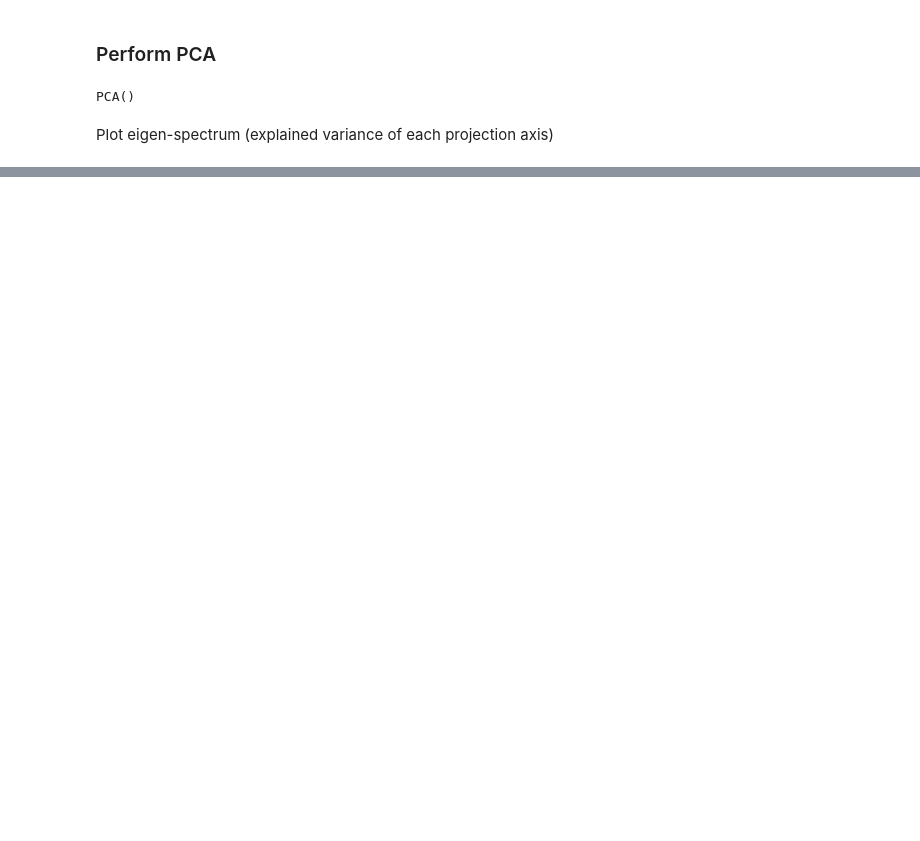
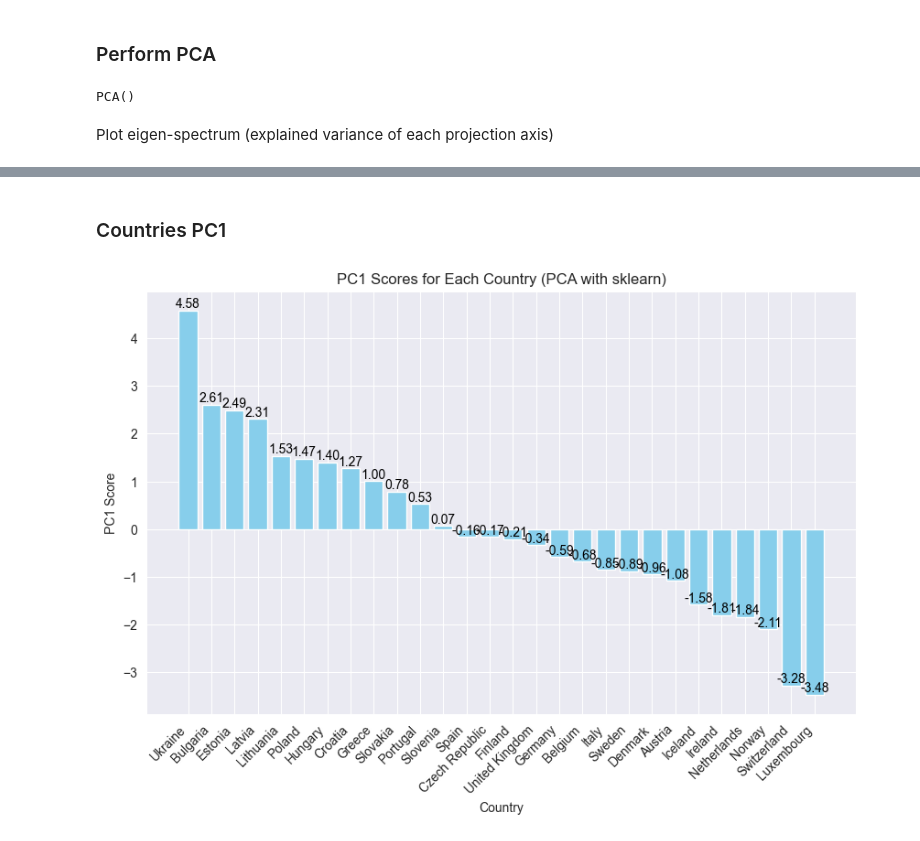
Before and after one commit to Georg1604/SIA-TP4, a Jupyter notebook: PCA/PCA.ipynb, the cells around one changed output, grey strips where cells are left out. Drawn from its saved outputs; the diff is of its cells as text; code cells hidden in the pictures; blank space fills up the shorter version.

```diff
--- a/PCA/PCA.ipynb
+++ b/PCA/PCA.ipynb
@@ -111,0 +138,28 @@ plt.show()
+# %% [markdown]
+### Countries PC1
+# %%
+# Project the data onto the principal component
+pc1_scores = pca1.transform(X_norm)
+
+# Combine countries and their PC1 scores into a DataFrame
+country_score = pd.DataFrame({'Country': data.iloc[:, 0], 'PC1': pc1_scores.squeeze()})
+
+# Sort by PC1 in descending order
+country_score_sorted = country_score.sort_values(by='PC1', ascending=False)
+
+# Create bar plot
+plt.figure(figsize=(10, 6))
+bars = plt.bar(country_score_sorted["Country"], country_score_sorted["PC1"],color='skyblue')
+plt.xlabel("Country")
+plt.ylabel("PC1 Score")
+plt.title("PC1 Scores for Each Country (PCA with sklearn)")
+plt.xticks(rotation=45, ha="right")
+
+# Add labels to the bars
+for bar in bars:
+    height = bar.get_height()
+    plt.text(bar.get_x() + bar.get_width() / 2, height, f"{height:.2f}", ha="center", va="bottom", color="black")
+
+plt.show()
+# %% [output]
+[figure, added]
```
Also changed, not shown: parts of 9 cells of this notebook.
